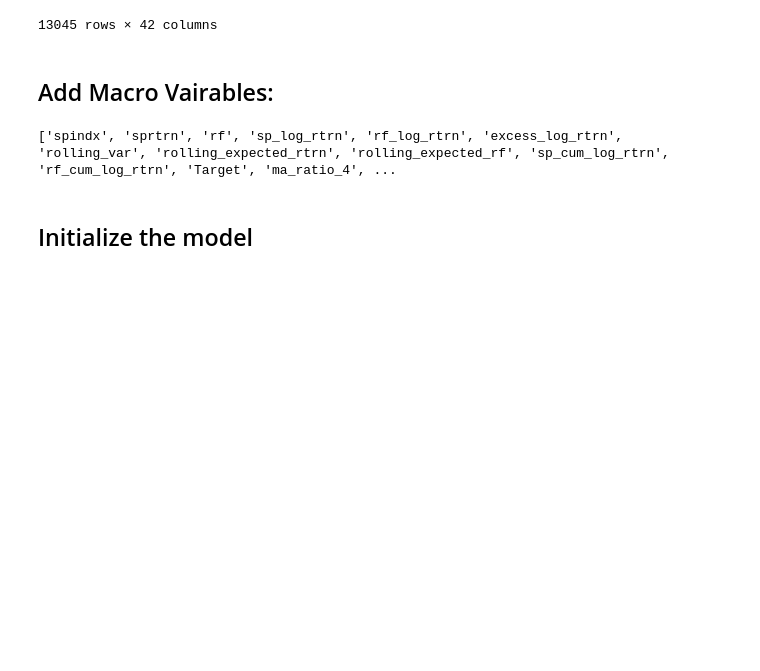
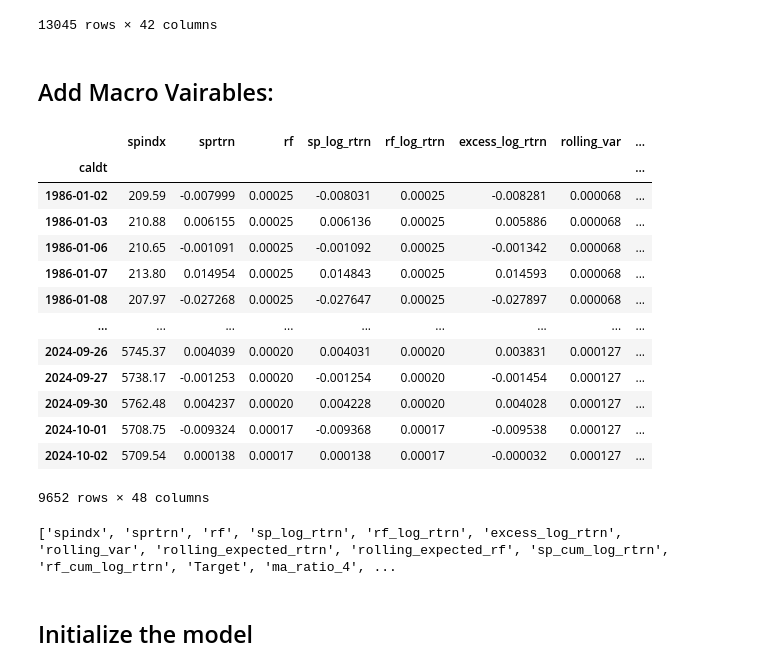
Before and after one commit to FeKapp/bachelorthesis-ai-recommendations, a Jupyter notebook: 3month_unbiased.ipynb, the cells around one changed output. Saved outputs shown, nothing was run; the diff lists cells and outputs as text; code cells hidden in the pictures; blank space fills up the shorter version.

```diff
--- a/3month_unbiased.ipynb
+++ b/3month_unbiased.ipynb
@@ -376,6 +378,23 @@ df_combined.dropna(inplace=True)
 
 # Join the daily predictors with the main daily DataFrame.
 df = df.join(df_combined, how='inner')
+# %%
+df
+# %% [output]
+|  | spindx | sprtrn | rf | sp_log_rtrn | rf_log_rtrn | excess_log_rtrn | rolling_var | ... |
+| caldt |  |  |  |  |  |  |  | ... |
+| 1986-01-02 | 209.59 | -0.007999 | 0.00025 | -0.008031 | 0.00025 | -0.008281 | 0.000068 | ... |
+| 1986-01-03 | 210.88 | 0.006155 | 0.00025 | 0.006136 | 0.00025 | 0.005886 | 0.000068 | ... |
+| 1986-01-06 | 210.65 | -0.001091 | 0.00025 | -0.001092 | 0.00025 | -0.001342 | 0.000068 | ... |
+| 1986-01-07 | 213.80 | 0.014954 | 0.00025 | 0.014843 | 0.00025 | 0.014593 | 0.000068 | ... |
+| 1986-01-08 | 207.97 | -0.027268 | 0.00025 | -0.027647 | 0.00025 | -0.027897 | 0.000068 | ... |
+| ... | ... | ... | ... | ... | ... | ... | ... | ... |
+| 2024-09-26 | 5745.37 | 0.004039 | 0.00020 | 0.004031 | 0.00020 | 0.003831 | 0.000127 | ... |
+| 2024-09-27 | 5738.17 | -0.001253 | 0.00020 | -0.001254 | 0.00020 | -0.001454 | 0.000127 | ... |
+| 2024-09-30 | 5762.48 | 0.004237 | 0.00020 | 0.004228 | 0.00020 | 0.004028 | 0.000127 | ... |
+| 2024-10-01 | 5708.75 | -0.009324 | 0.00017 | -0.009368 | 0.00017 | -0.009538 | 0.000127 | ... |
+| 2024-10-02 | 5709.54 | 0.000138 | 0.00017 | 0.000138 | 0.00017 | -0.000032 | 0.000127 | ... |
+9652 rows × 48 columns
 # %%
 
 horizon = 750
```
Also changed, not shown: parts of 11 cells of this notebook, 1 other file.
